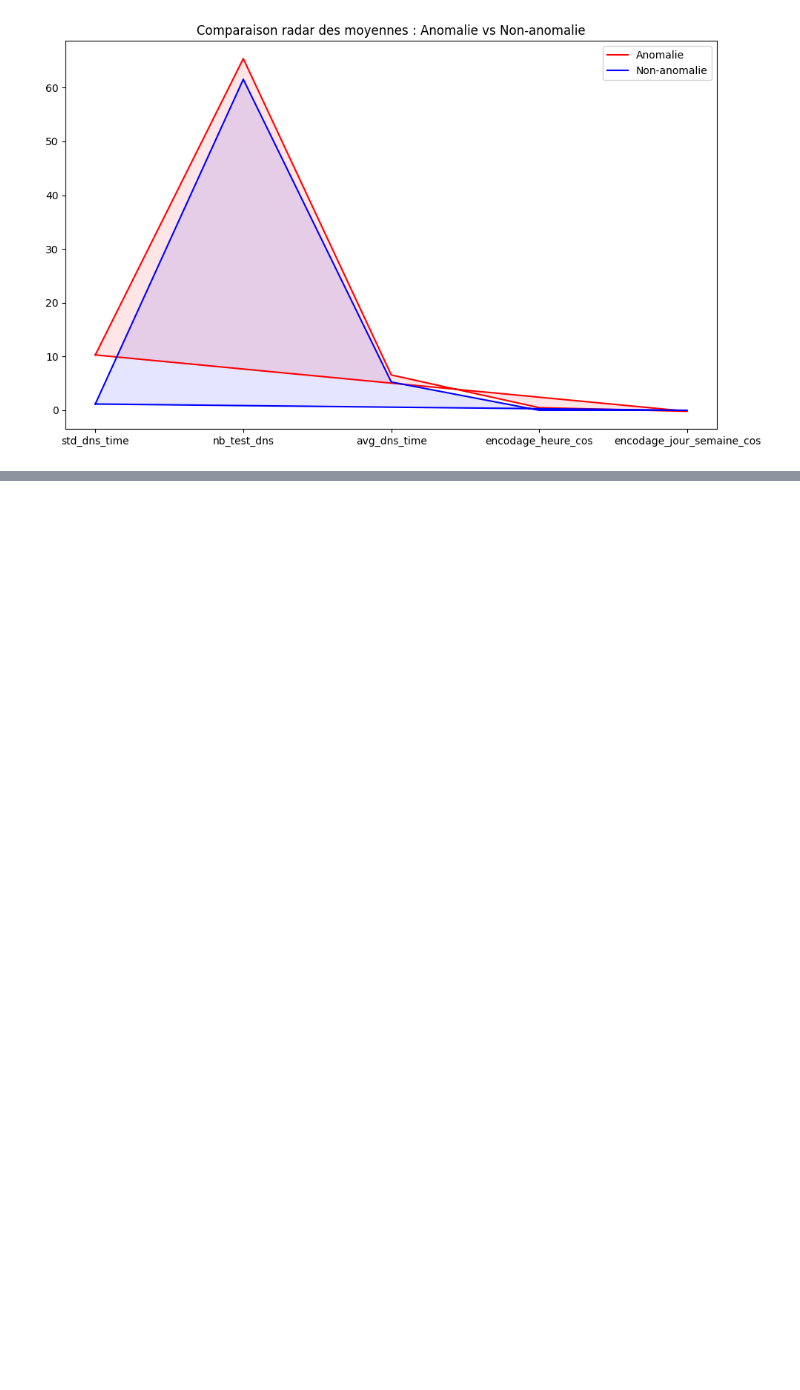
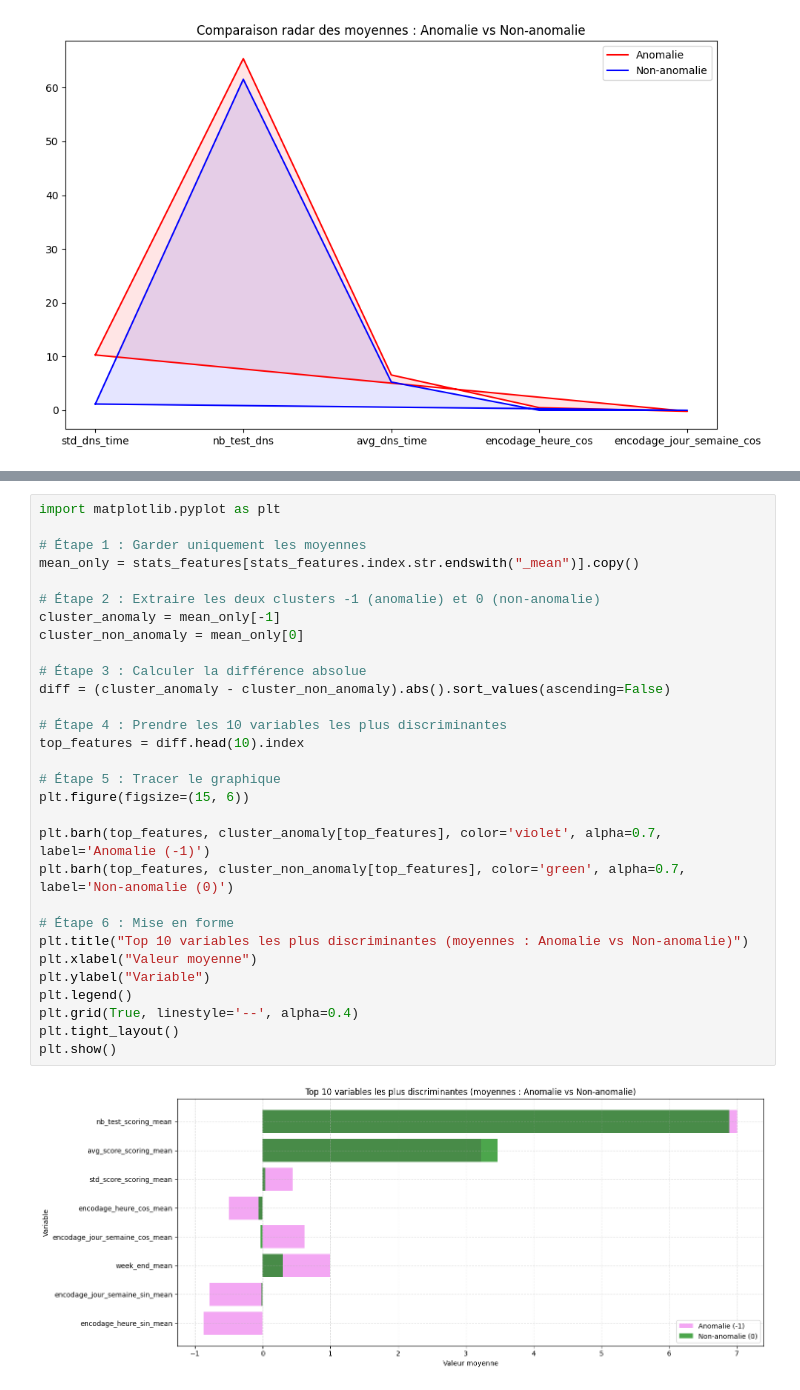
Before and after one commit to lucasvazelle/nexialog_challlenge, a Jupyter notebook: Model_IsolationForest.ipynb, the cells around one changed output, grey strips where cells are left out. Saved outputs shown, nothing was run; the diff lists cells and outputs as text; blank space fills up the shorter version.

```diff
--- a/Model_IsolationForest.ipynb
+++ b/Model_IsolationForest.ipynb
@@ -1290,0 +1344,32 @@ plot_radar_2_clusters(stats_features, N=5)
+# %%
+import matplotlib.pyplot as plt
+
+# Étape 1 : Garder uniquement les moyennes
+mean_only = stats_features[stats_features.index.str.endswith("_mean")].copy()
+
+# Étape 2 : Extraire les deux clusters -1 (anomalie) et 0 (non-anomalie)
+cluster_anomaly = mean_only[-1]
+cluster_non_anomaly = mean_only[0]
+
+# Étape 3 : Calculer la différence absolue
+diff = (cluster_anomaly - cluster_non_anomaly).abs().sort_values(ascending=False)
+
+# Étape 4 : Prendre les 10 variables les plus discriminantes
+top_features = diff.head(10).index
+
+# Étape 5 : Tracer le graphique
+plt.figure(figsize=(15, 6))
+
+plt.barh(top_features, cluster_anomaly[top_features], color='violet', alpha=0.7, label='Anomalie (-1)')
+plt.barh(top_features, cluster_non_anomaly[top_features], color='green', alpha=0.7, label='Non-anomalie (0)')
+
+# Étape 6 : Mise en forme
+plt.title("Top 10 variables les plus discriminantes (moyennes : Anomalie vs Non-anomalie)")
+plt.xlabel("Valeur moyenne")
+plt.ylabel("Variable")
+plt.legend()
+plt.grid(True, linestyle='--', alpha=0.4)
+plt.tight_layout()
+plt.show()
+# %% [output]
+[figure, added]
```
Also changed, not shown: parts of 10 cells of this notebook.
